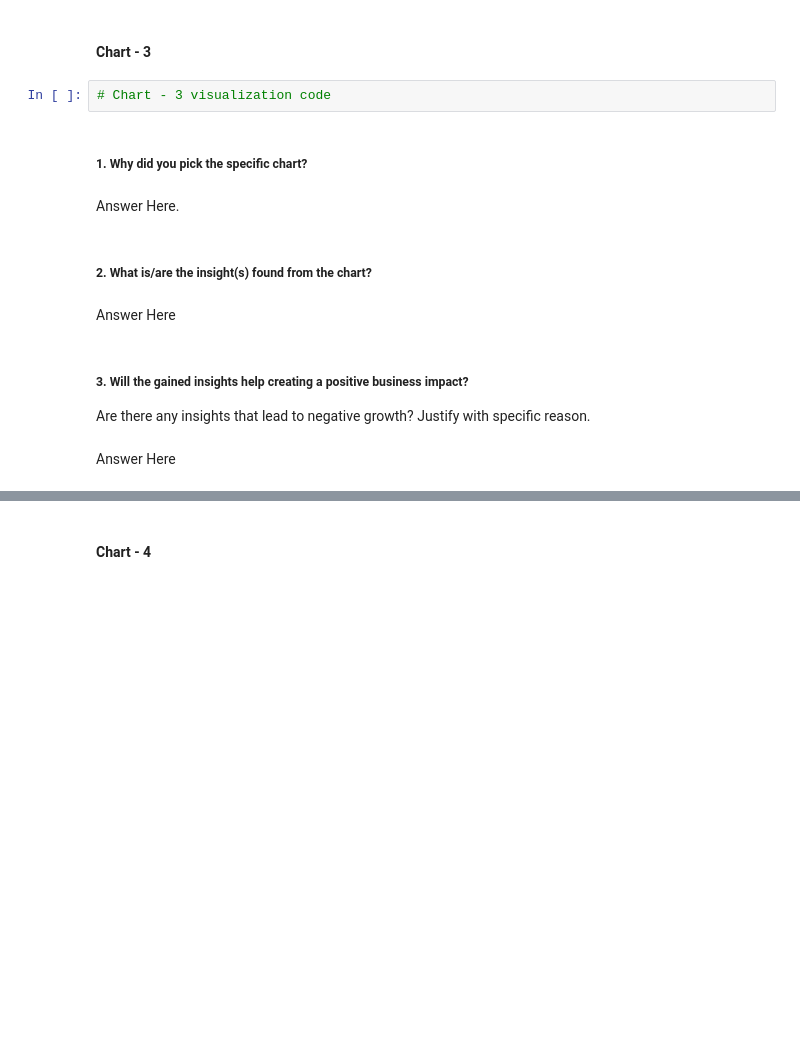
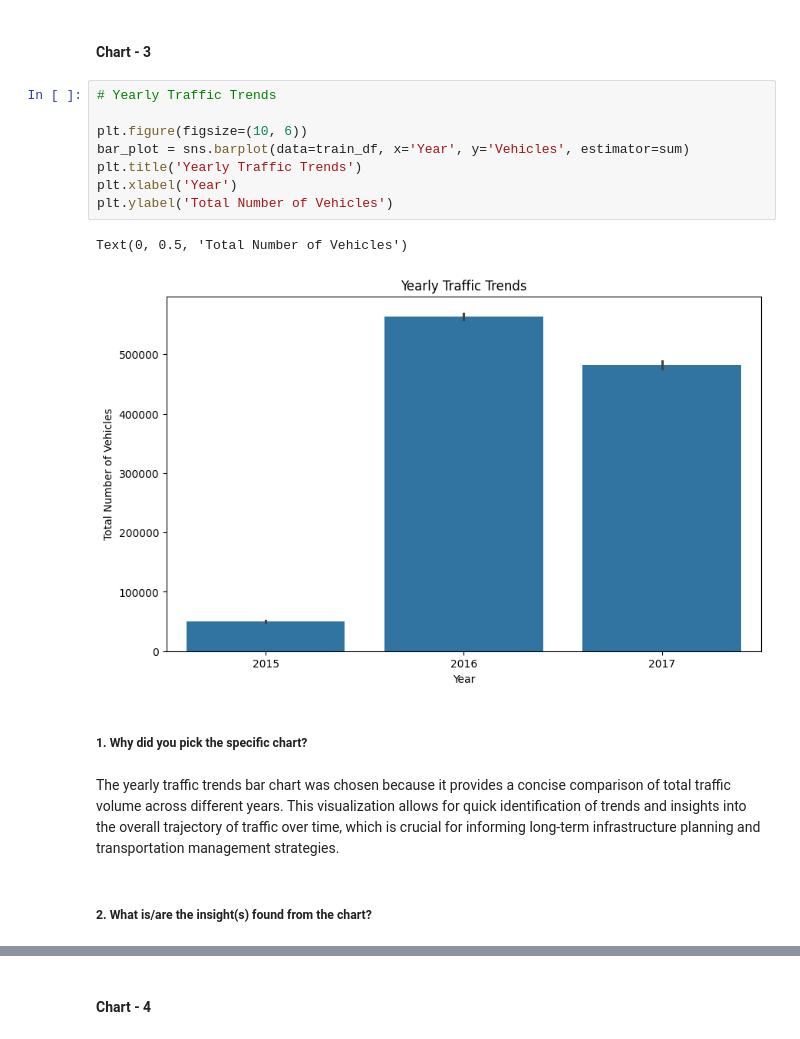
Before and after one commit to Mostaqul143/Upskill-Campas, a Jupyter notebook: Traffic Prediction.ipynb, the cells around one changed output, grey strips where cells are left out. Cells and saved outputs as stored; diff of their text form; blank space fills up the shorter version.

```diff
--- a/Traffic Prediction.ipynb
+++ b/Traffic Prediction.ipynb
@@ -348,17 +356,20 @@ Answer Here
 # %% [markdown]
 #### Chart - 3
-# %%
-# Chart - 3 visualization code
+# %%
+# Yearly Traffic Trends
+
+plt.figure(figsize=(10, 6))
+bar_plot = sns.barplot(data=train_df, x='Year', y='Vehicles', estimator=sum)
+plt.title('Yearly Traffic Trends')
+plt.xlabel('Year')
+plt.ylabel('Total Number of Vehicles')
+# %% [output]
+Text(0, 0.5, 'Total Number of Vehicles')
+[figure, added]
 # %% [markdown]
 ##### 1. Why did you pick the specific chart?
-# %% [markdown]
-Answer Here.
+# %% [markdown]
+
+The yearly traffic trends bar chart was chosen because it provides a concise comparison of total traffic volume across different years. This visualization allows for quick identification of trends and insights into the overall trajectory of traffic over time, which is crucial for informing long-term infrastructure planning and transportation management strategies.
 # %% [markdown]
 ##### 2. What is/are the insight(s) found from the chart?
-# %% [markdown]
-Answer Here
-# %% [markdown]
-##### 3. Will the gained insights help creating a positive business impact?
-Are there any insights that lead to negative growth? Justify with specific reason.
-# %% [markdown]
-Answer Here
```
Also changed, not shown: parts of 212 cells of this notebook.
